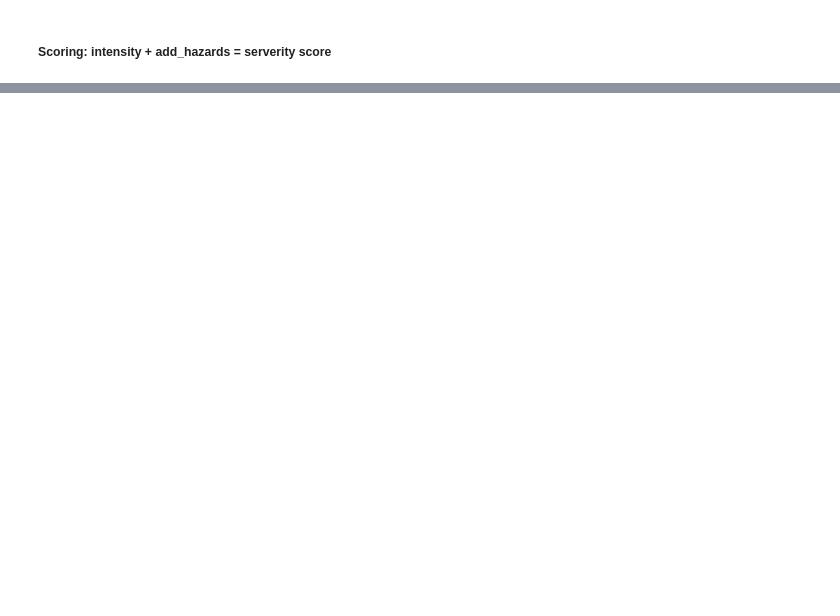
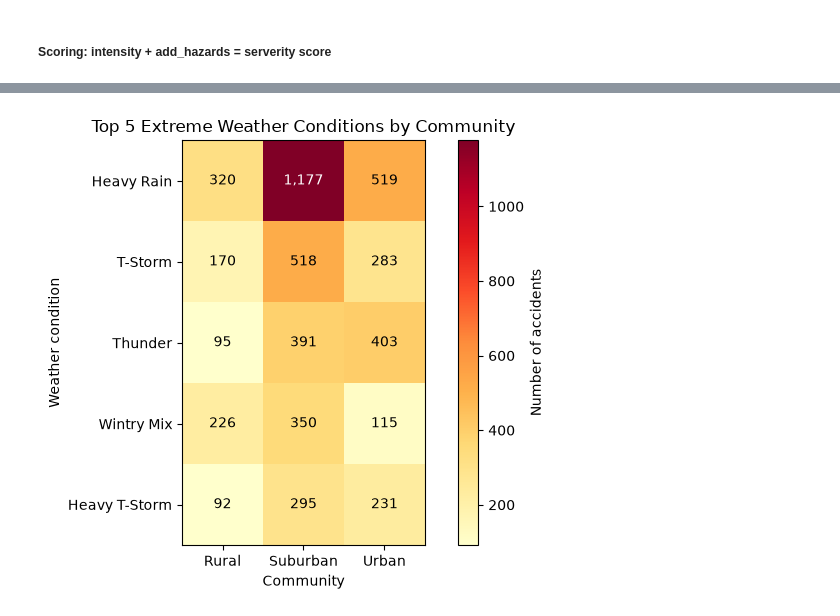
Before and after one commit to XmanJL/rolypoly-in-need4data, a Jupyter notebook: experiments/communities.ipynb, the cells around one changed output, grey strips where cells are left out. Saved outputs shown, nothing was run; the diff lists cells and outputs as text; code cells hidden in the pictures; blank space fills up the shorter version.

```diff
--- a/experiments/communities.ipynb
+++ b/experiments/communities.ipynb
@@ -164,0 +265,33 @@ print(community_table.round(4))
+# %%
+# Top 5 extreme conditions overall
+extreme = df[df["is_extreme"] & df["Community"].notna()]
+top5_names = extreme["Weather_Condition"].value_counts().head(5).index
+
+# Rows:conditions Columns: communities
+by_community = pd.crosstab(extreme["Weather_Condition"], extreme["Community"])
+data = by_community.loc[top5_names, ["Rural", "Suburban", "Urban"]]
+
+fig, ax = plt.subplots(figsize=(7, 5))
+im = ax.imshow(data.values, cmap="YlOrRd")
+
+# Labeling axes
+ax.set_xticks(range(len(data.columns)))
+ax.set_xticklabels(data.columns)
+ax.set_yticks(range(len(data.index)))
+ax.set_yticklabels(data.index)
+
+# Accident cell
+for i in range(data.shape[0]):
+    for j in range(data.shape[1]):
+        value = data.values[i, j]
+        text_color = "white" if value > data.values.max() / 2 else "black"
+        ax.text(j, i, f"{value:,}", ha="center", va="center", color=text_color)
+
+ax.set_title("Top 5 Extreme Weather Conditions by Community")
+ax.set_xlabel("Community")
+ax.set_ylabel("Weather condition")
+fig.colorbar(im, label="Number of accidents")
+plt.tight_layout()
+plt.show()
+# %% [output]
+[figure, added]
```
Also changed, not shown: parts of 7 cells of this notebook.
